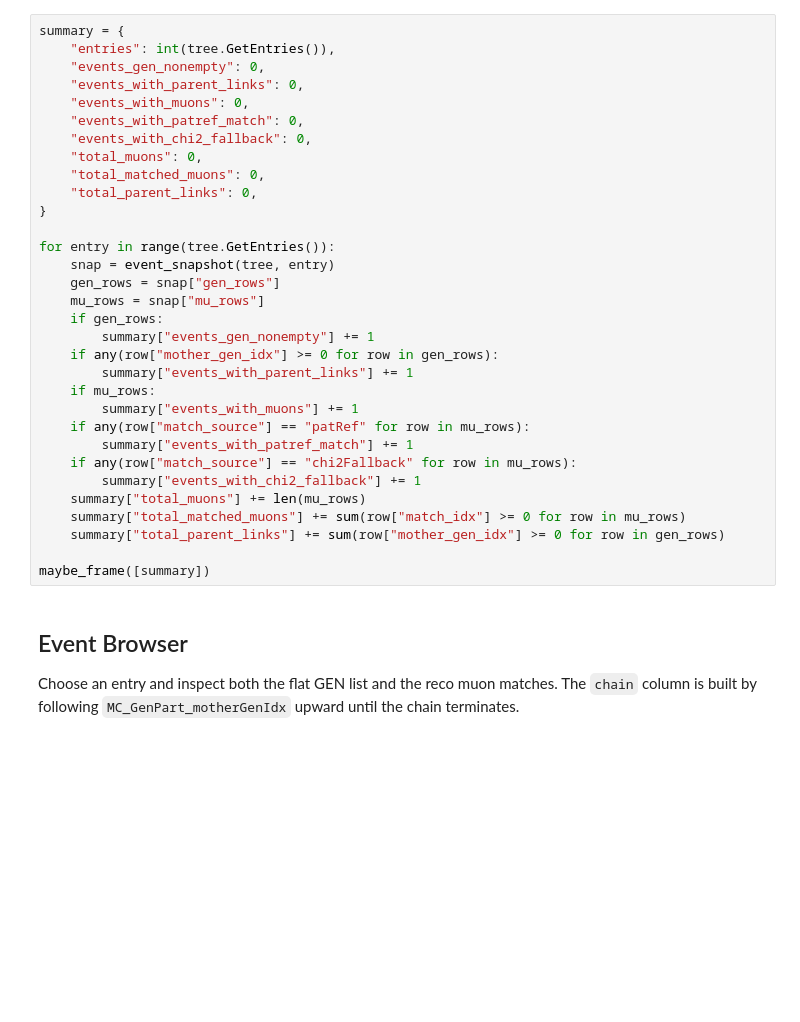
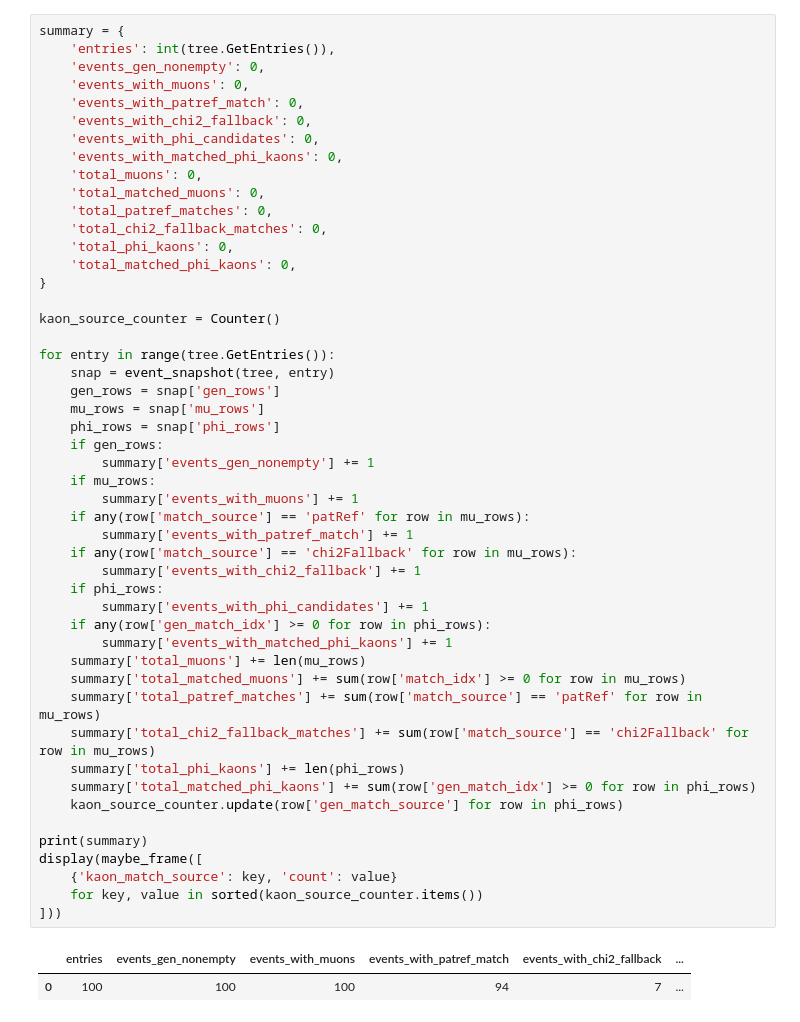
Before and after one commit to AliceQuen/Onia2MuMu, a Jupyter notebook: doc/inspect_multileppat_ntuple_gen_reco_matching.ipynb, the cells around one changed output. Cells and saved outputs as stored; diff of their text form; blank space fills up the shorter version.

Commit message:
:wrench: Add phi-kaon GEN and PV diagnostics.

```diff
--- a/doc/inspect_multileppat_ntuple_gen_reco_matching.ipynb
+++ b/doc/inspect_multileppat_ntuple_gen_reco_matching.ipynb
@@ -171,37 +287,53 @@ def event_snapshot(tree, entry):
     }
 # %%
 summary = {
-    "entries": int(tree.GetEntries()),
-    "events_gen_nonempty": 0,
-    "events_with_parent_links": 0,
-    "events_with_muons": 0,
-    "events_with_patref_match": 0,
-    "events_with_chi2_fallback": 0,
-    "total_muons": 0,
-    "total_matched_muons": 0,
-    "total_parent_links": 0,
+    'entries': int(tree.GetEntries()),
+    'events_gen_nonempty': 0,
+    'events_with_muons': 0,
+    'events_with_patref_match': 0,
+    'events_with_chi2_fallback': 0,
+    'events_with_phi_candidates': 0,
+    'events_with_matched_phi_kaons': 0,
+    'total_muons': 0,
+    'total_matched_muons': 0,
+    'total_patref_matches': 0,
+    'total_chi2_fallback_matches': 0,
+    'total_phi_kaons': 0,
+    'total_matched_phi_kaons': 0,
 }
+
+kaon_source_counter = Counter()
 
 for entry in range(tree.GetEntries()):
     snap = event_snapshot(tree, entry)
-    gen_rows = snap["gen_rows"]
-    mu_rows = snap["mu_rows"]
+    gen_rows = snap['gen_rows']
+    mu_rows = snap['mu_rows']
+    phi_rows = snap['phi_rows']
     if gen_rows:
-        summary["events_gen_nonempty"] += 1
-    if any(row["mother_gen_idx"] >= 0 for row in gen_rows):
-        summary["events_with_parent_links"] += 1
+        summary['events_gen_nonempty'] += 1
     if mu_rows:
-        summary["events_with_muons"] += 1
-    if any(row["match_source"] == "patRef" for row in mu_rows):
-        summary["events_with_patref_match"] += 1
-    if any(row["match_source"] == "chi2Fallback" for row in mu_rows):
-        summary["events_with_chi2_fallback"] += 1
-    summary["total_muons"] += len(mu_rows)
-    summary["total_matched_muons"] += sum(row["match_idx"] >= 0 for row in mu_rows)
-    summary["total_parent_links"] += sum(row["mother_gen_idx"] >= 0 for row in gen_rows)
+        summary['events_with_muons'] += 1
+    if any(row['match_source'] == 'patRef' for row in mu_rows):
+        summary['events_with_patref_match'] += 1
+    if any(row['match_source'] == 'chi2Fallback' for row in mu_rows):
+        summary['events_with_chi2_fallback'] += 1
+    if phi_rows:
+        summary['events_with_phi_candidates'] += 1
+    if any(row['gen_match_idx'] >= 0 for row in phi_rows):
+        summary['events_with_matched_phi_kaons'] += 1
+    summary['total_muons'] += len(mu_rows)
+    summary['total_matched_muons'] += sum(row['match_idx'] >= 0 for row in mu_rows)
+    summary['total_patref_matches'] += sum(row['match_source'] == 'patRef' for row in mu_rows)
+    summary['total_chi2_fallback_matches'] += sum(row['match_source'] == 'chi2Fallback' for row in mu_rows)
+    summary['total_phi_kaons'] += len(phi_rows)
+    summary['total_matched_phi_kaons'] += sum(row['gen_match_idx'] >= 0 for row in phi_rows)
+    kaon_source_counter.update(row['gen_match_source'] for row in phi_rows)
 
-maybe_frame([summary])
+print(summary)
+display(maybe_frame([
+    {'kaon_match_source': key, 'count': value}
+    for key, value in sorted(kaon_source_counter.items())
+]))
+# %% [output]
+|  | entries | events_gen_nonempty | events_with_muons | events_with_patref_match | events_with_chi2_fallback | ... |
+| 0 | 100 | 100 | 100 | 94 | 7 | ... |
-# %% [markdown]
-## Event Browser
-
-Choose an entry and inspect both the flat GEN list and the reco muon matches. The `chain` column is built by following `MC_GenPart_motherGenIdx` upward until the chain terminates.
```
Also changed, not shown: parts of 19 cells of this notebook, 4 other files.
